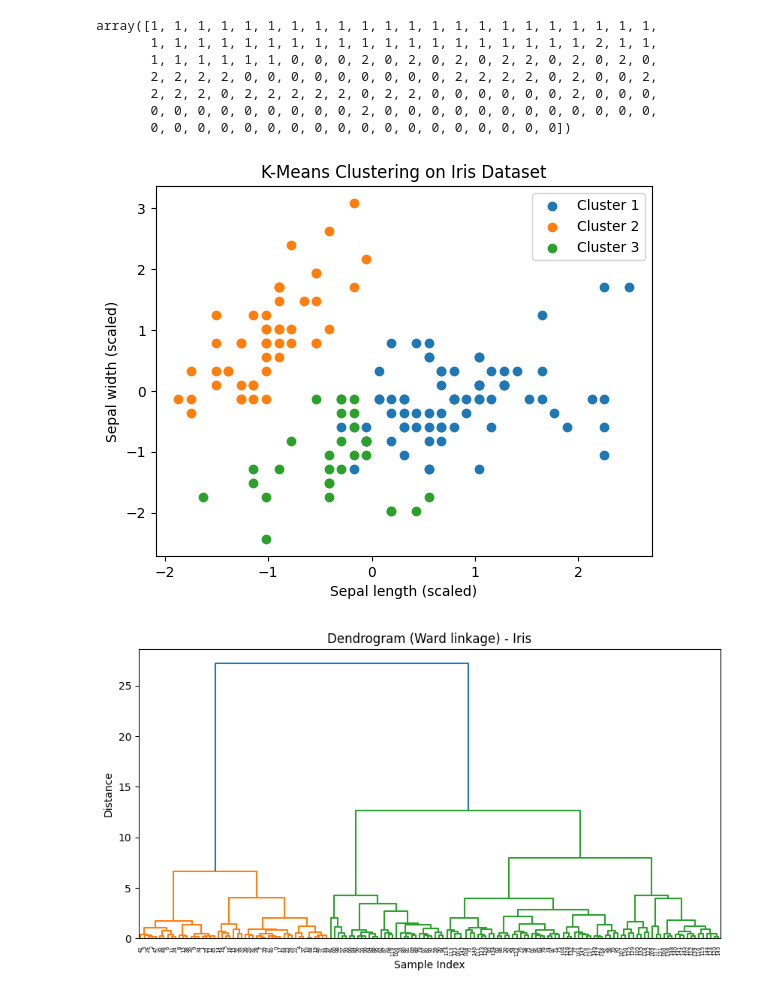
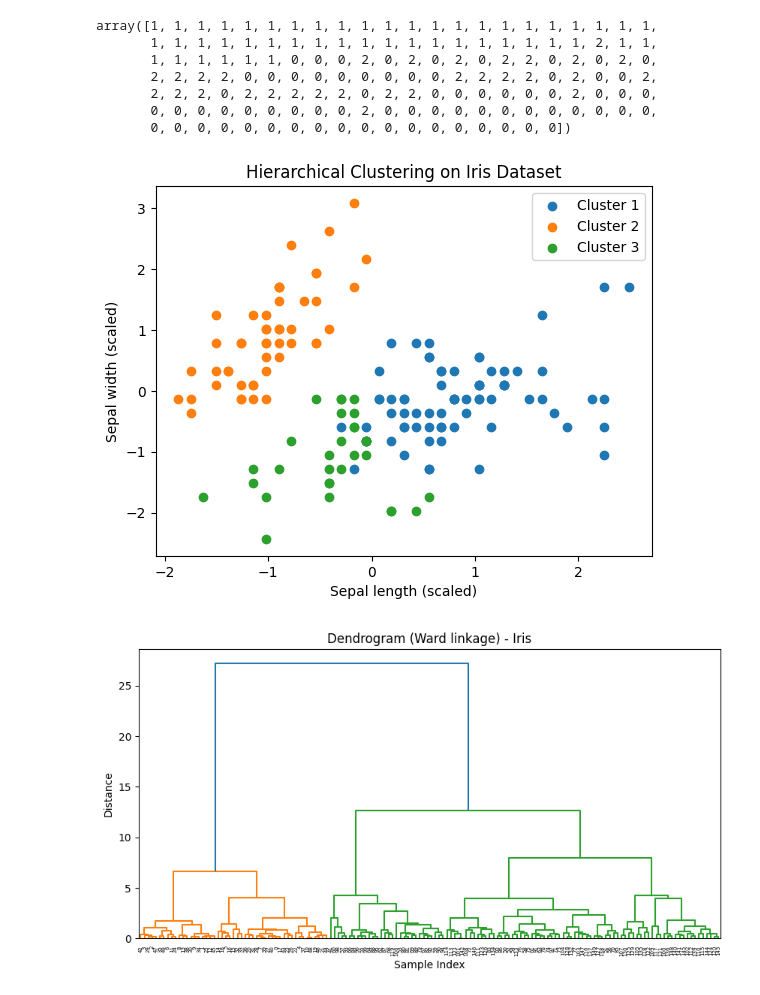
Before and after one commit to ISSLF/ML-EEP-Day2, a Jupyter notebook: HierarchicalClustering_iris_dataset.ipynb, the cells around one changed output. Saved outputs shown, nothing was run; the diff lists cells and outputs as text; code cells hidden in the pictures.

```diff
--- a/HierarchicalClustering_iris_dataset.ipynb
+++ b/HierarchicalClustering_iris_dataset.ipynb
@@ -64,21 +64,21 @@ array([1, 1, 1, 1, 1, 1, 1, 1, 1, 1, 1, 1, 1, 1, 1, 1, 1, 1, 1, 1, 1, 1,
 # %%
 # plot 2D graphs
 # Plot each cluster separately
 for cluster_id in np.unique(cluster_labels):
     plt.scatter(
         X_scaled[cluster_labels == cluster_id, 0],
         X_scaled[cluster_labels == cluster_id, 1],
         label=f"Cluster {cluster_id + 1}"
     )
 
 plt.xlabel("Sepal length (scaled)")
 plt.ylabel("Sepal width (scaled)")
-plt.title("K-Means Clustering on Iris Dataset")
+plt.title("Hierarchical Clustering on Iris Dataset")
 
 plt.legend()
 plt.show()
 # %% [output]
-[figure, old version]
+[figure, new version]
 # %%
 ### 6. Generate Dendgrogram from the Iris dataset
 # %%
```
Also changed, not shown: 8 other files.
